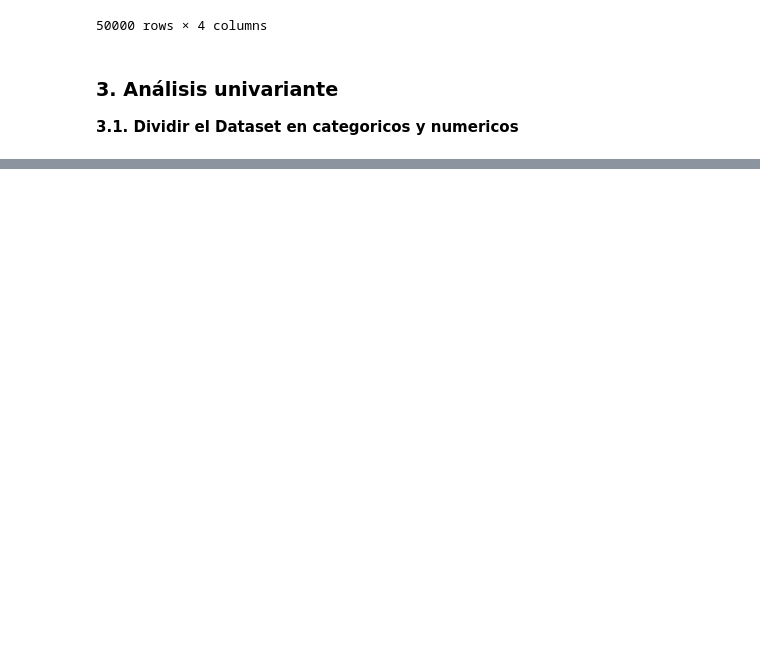
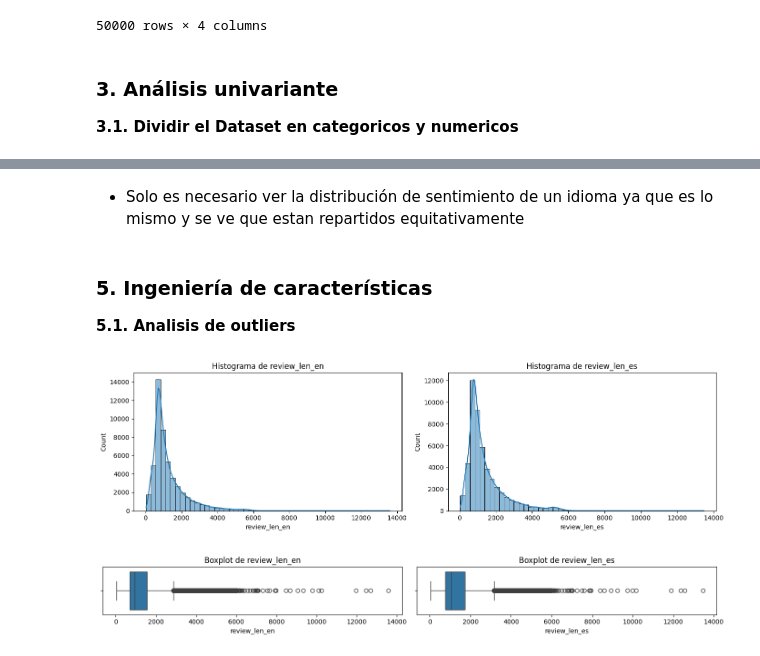
Before and after one commit to magy509/ingenieropg80.Proyecto_final_madre, a Jupyter notebook: src/analisis_feel.ipynb, the cells around one changed output, grey strips where cells are left out. Cells and saved outputs as stored; diff of their text form; code cells hidden in the pictures; blank space fills up the shorter version.

```diff
--- a/src/analisis_feel.ipynb
+++ b/src/analisis_feel.ipynb
@@ -525,0 +516,36 @@ df_imdb.head()
+# %% [markdown]
+* Solo es necesario ver la distribución de sentimiento de un idioma ya que es lo mismo y se ve que estan repartidos equitativamente
+# %% [markdown]
+### 5. Ingeniería de características
+
+**5.1. Analisis de outliers**
+# %%
+numerical_cols = ['review_len_en', 'review_len_es']
+
+n = len(numerical_cols)
+n_cols = 2
+n_rows = (n + 1) // 2
+
+fig, axes = plt.subplots(n_rows, n_cols, figsize=(14, 4*n_rows))
+axes = axes.flatten()
+
+for i, col in enumerate(numerical_cols):
+    sns.histplot(df_imdb[col], bins=50, kde=True, ax=axes[i])
+    axes[i].set_title(f'Histograma de {col}')
+
+plt.tight_layout()
+plt.show()
+
+# Boxplots
+fig, axes = plt.subplots(n_rows, n_cols, figsize=(14, 2*n_rows))
+axes = axes.flatten()
+
+for i, col in enumerate(numerical_cols):
+    sns.boxplot(x=df_imdb[col], ax=axes[i])
+    axes[i].set_title(f'Boxplot de {col}')
+
+plt.tight_layout()
+plt.show()
+# %% [output]
+[figure, added]
+[figure, added]
```
Also changed, not shown: parts of 20 cells of this notebook, 1 other file.
